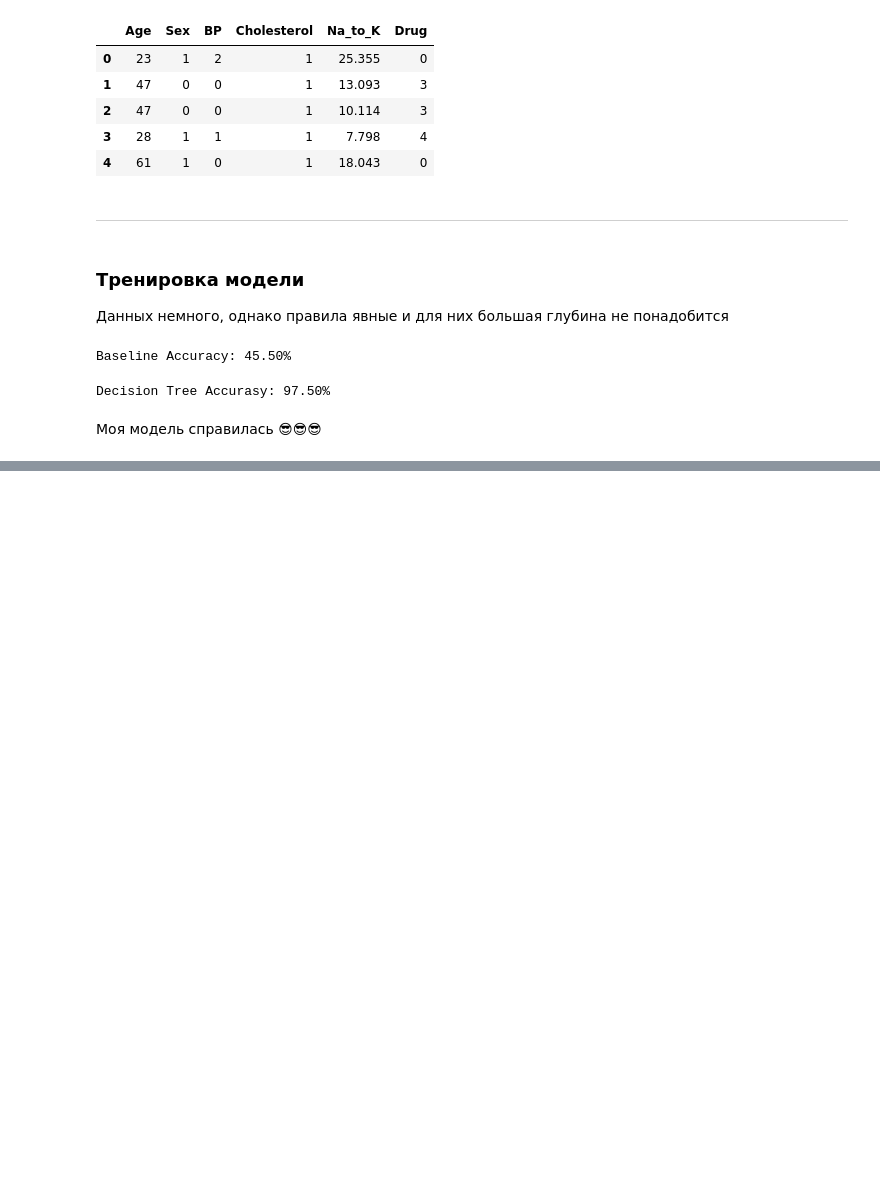
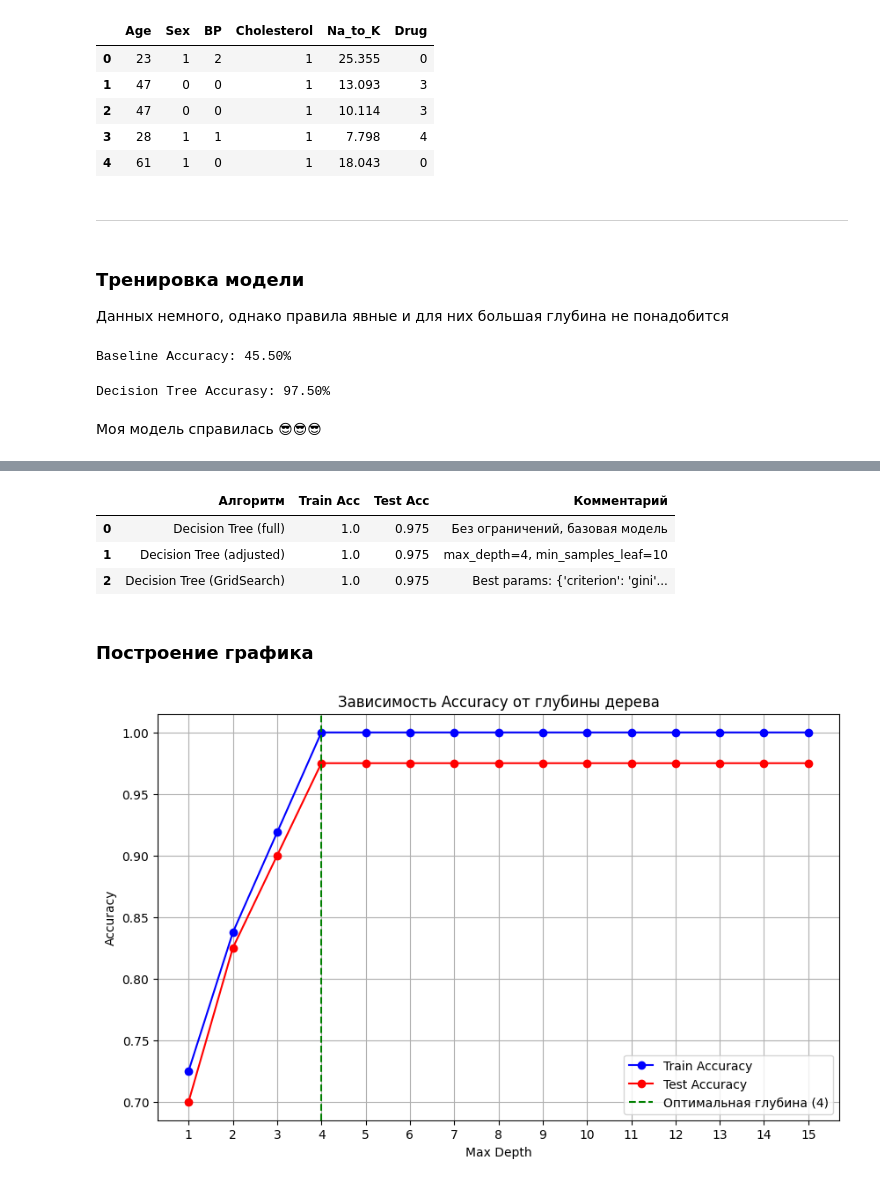
Before and after one commit to Reynem/Machine-Learning, a Jupyter notebook: ai1-decision-tree.ipynb, the cells around one changed output, grey strips where cells are left out. Cells and saved outputs as stored; diff of their text form; code cells hidden in the pictures; blank space fills up the shorter version.

```diff
--- a/ai1-decision-tree.ipynb
+++ b/ai1-decision-tree.ipynb
@@ -259,0 +264,19 @@ Decision Tree Accurasy: 97.50%
+# %%
+clf1 = DecisionTreeClassifier(random_state=42)
+clf1 = clf.fit(X_train, y_train)
+
+clf2 = DecisionTreeClassifier(max_depth=4, min_samples_leaf=10, random_state=42)
+clf2 = clf.fit(X_train, y_train)
+
+param_grid = {
+    'max_depth': [3, 4, 5, 6, None],
+    'min_samples_leaf': [1, 2, 5, 10],
+    'criterion': ['gini', 'entropy']
+}
+
+gd = GridSearchCV(DecisionTreeClassifier(random_state=42), param_grid, cv=5)
+gd = gd.fit(X_train, y_train)
+
+y_pred1 = clf1.predict(X_test)
+y_pred2 = clf2.predict(X_test)
+y_pred3 = gd.predict(X_test)
@@ -259,0 +301,60 @@ Decision Tree Accurasy: 97.50%
+# %%
+import pandas as pd
+
+# Создаем список словарей с результатами
+results = [
+    {
+        "Алгоритм": "Decision Tree (full)",
+        "Train Acc": clf1.score(X_train, y_train),
+        "Test Acc": clf1.score(X_test, y_test),
+        "Комментарий": "Без ограничений, базовая модель"
+    },
+    {
+        "Алгоритм": "Decision Tree (adjusted)",
+        "Train Acc": clf2.score(X_train, y_train),
+        "Test Acc": clf2.score(X_test, y_test),
+        "Комментарий": "max_depth=4, min_samples_leaf=10"
+    },
+    {
+        "Алгоритм": "Decision Tree (GridSearch)",
+        "Train Acc": model_v.score(X_train, y_train),
+        "Test Acc": model_v.score(X_test, y_test),
+        "Комментарий": f"Best params: {gd.best_params_}"
+    }
+]
+
+df_results = pd.DataFrame(results)
+display(df_results)
+# %% [output]
+|  | Алгоритм | Train Acc | Test Acc | Комментарий |
+| 0 | Decision Tree (full) | 1.0 | 0.975 | Без ограничений, базовая модель |
+| 1 | Decision Tree (adjusted) | 1.0 | 0.975 | max_depth=4, min_samples_leaf=10 |
+| 2 | Decision Tree (GridSearch) | 1.0 | 0.975 | Best params: {'criterion': 'gini'... |
+# %% [markdown]
+### Построение графика
+# %%
+depths = range(1, 16)
+train_acc = []
+test_acc = []
+
+for d in depths:
+    clf = DecisionTreeClassifier(max_depth=d, random_state=42)
+    clf.fit(X_train, y_train)
+    train_acc.append(accuracy_score(y_train, clf.predict(X_train)))
+    test_acc.append(accuracy_score(y_test, clf.predict(X_test)))
+
+plt.figure(figsize=(10, 6))
+plt.plot(depths, train_acc, label='Train Accuracy', color='blue', marker='o')
+plt.plot(depths, test_acc, label='Test Accuracy', color='red', marker='o')
+
+opt_depth = 4
+plt.axvline(x=opt_depth, color='green', linestyle='--', label=f'Оптимальная глубина ({opt_depth})')
+plt.xlabel('Max Depth')
+plt.ylabel('Accuracy')
+plt.title('Зависимость Accuracy от глубины дерева')
+plt.xticks(depths)
+plt.legend()
+plt.grid(True)
+plt.show()
+# %% [output]
+[figure, added]
```
Also changed, not shown: parts of 15 cells of this notebook.
